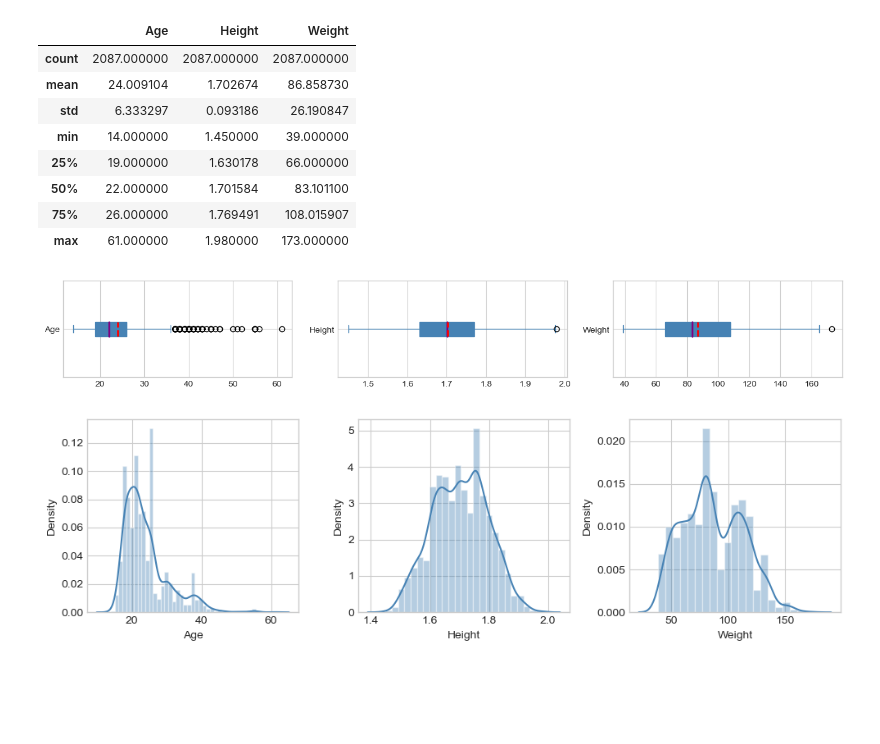
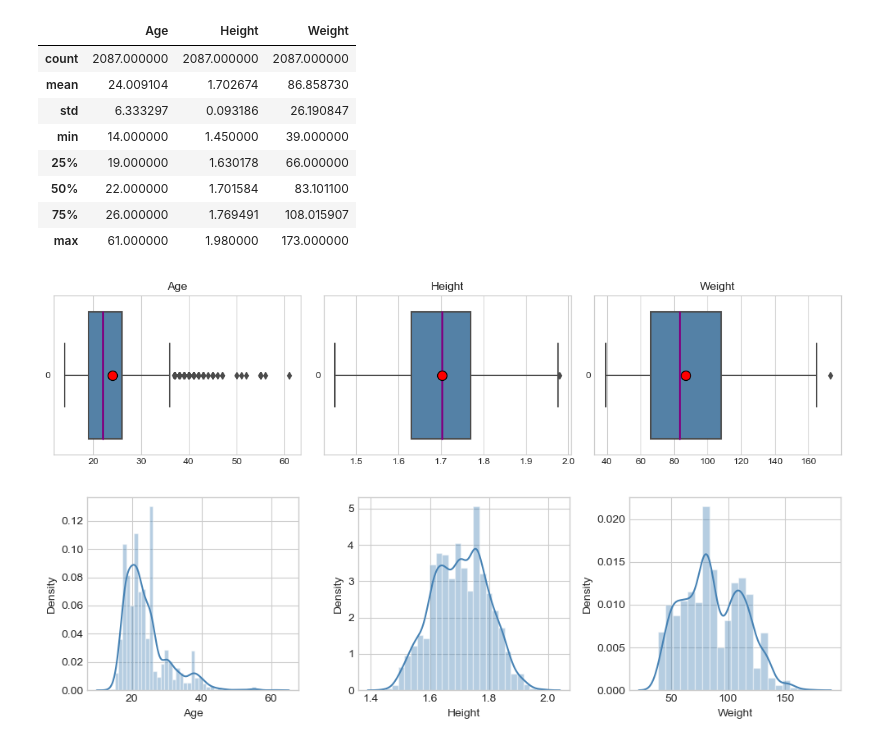
Before and after one commit to ivanica9598/ML_Classification, a Jupyter notebook: Projekat1.ipynb, the cells around one changed output. Saved outputs shown, nothing was run; the diff lists cells and outputs as text; code cells hidden in the pictures; blank space fills up the shorter version.

```diff
--- a/Projekat1.ipynb
+++ b/Projekat1.ipynb
@@ -140,16 +141,22 @@ data[numerical_features].describe()
 | 50% | 22.000000 | 1.701584 | 83.101100 |
 | 75% | 26.000000 | 1.769491 | 108.015907 |
 | max | 61.000000 | 1.980000 | 173.000000 |
-# %%
-data[numerical_features].plot(kind='box', subplots=True, layout=(1, 3), sharex=False, sharey=False, vert=False,
-                            showmeans=True, meanline=True, patch_artist=True,
-                            medianprops={'linewidth': 2, 'color': 'purple'},
-                            meanprops={'linewidth': 2, 'color': 'red'},
-                            color="steelblue",
-                            figsize=(16, 2))
-plt.show()
-# %% [output]
-[figure, removed]
+# %%
+plt.figure(figsize=(12, 3))
+
+for i, feature in enumerate(numerical_features):
+    plt.subplot(1, 3, i+1)
+    plt.title(feature)
+    sns.boxplot(data[feature], orient='h', color="steelblue", showmeans=True,
+                    medianprops={'linewidth': 2, 'color': 'purple'},
+                    meanprops={"marker": "o",
+                       'markerfacecolor':'red',
+                       'markeredgecolor':'black',
+                       'markersize':'10'})
+
+plt.tight_layout()
+# %% [output]
+[figure, added]
 # %%
 plt.figure(figsize=(10, 3))
 
```
Also changed, not shown: parts of 30 cells of this notebook.
